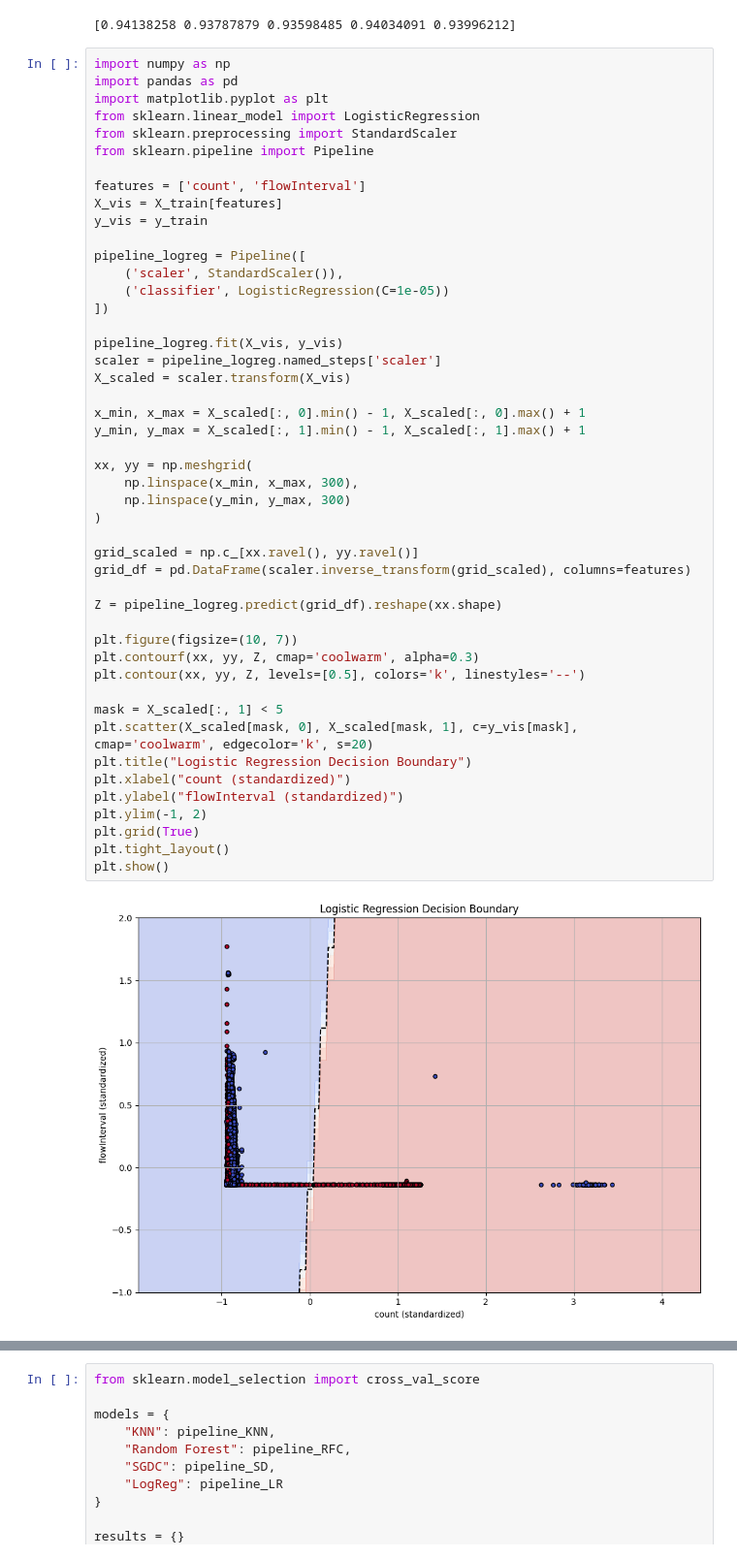
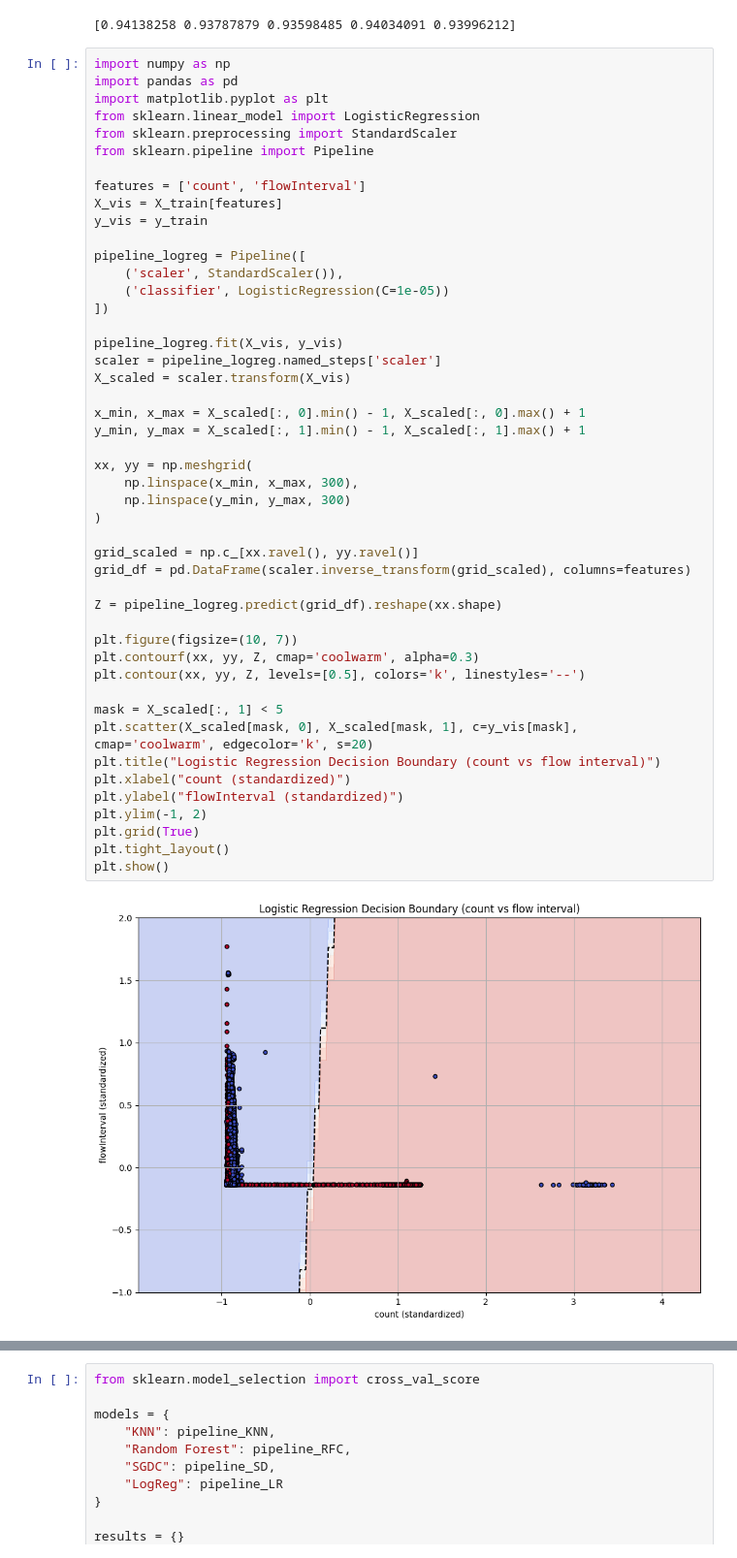
Before and after one commit to ChristopherZinati/483-final-project, a Jupyter notebook: OPCUA_notebook.ipynb, the cells around one changed output, grey strips where cells are left out. Shown at 97% size. Drawn from its saved outputs; the diff is of its cells as text.

```diff
--- a/OPCUA_notebook.ipynb
+++ b/OPCUA_notebook.ipynb
@@ -1409,32 +1466,32 @@ pipeline_logreg = Pipeline([
 pipeline_logreg.fit(X_vis, y_vis)
 scaler = pipeline_logreg.named_steps['scaler']
 X_scaled = scaler.transform(X_vis)
 
 x_min, x_max = X_scaled[:, 0].min() - 1, X_scaled[:, 0].max() + 1
 y_min, y_max = X_scaled[:, 1].min() - 1, X_scaled[:, 1].max() + 1
 
 xx, yy = np.meshgrid(
     np.linspace(x_min, x_max, 300),
     np.linspace(y_min, y_max, 300)
 )
 
 grid_scaled = np.c_[xx.ravel(), yy.ravel()]
 grid_df = pd.DataFrame(scaler.inverse_transform(grid_scaled), columns=features)
 
 Z = pipeline_logreg.predict(grid_df).reshape(xx.shape)
 
 plt.figure(figsize=(10, 7))
 plt.contourf(xx, yy, Z, cmap='coolwarm', alpha=0.3)
 plt.contour(xx, yy, Z, levels=[0.5], colors='k', linestyles='--')
 
 mask = X_scaled[:, 1] < 5
 plt.scatter(X_scaled[mask, 0], X_scaled[mask, 1], c=y_vis[mask], cmap='coolwarm', edgecolor='k', s=20)
-plt.title("Logistic Regression Decision Boundary")
+plt.title("Logistic Regression Decision Boundary (count vs flow interval)")
 plt.xlabel("count (standardized)")
 plt.ylabel("flowInterval (standardized)")
 plt.ylim(-1, 2)
 plt.grid(True)
 plt.tight_layout()
 plt.show()
 # %% [output]
-[figure, old version]
+[figure, new version]
```
Also changed, not shown: parts of 15 cells of this notebook.
